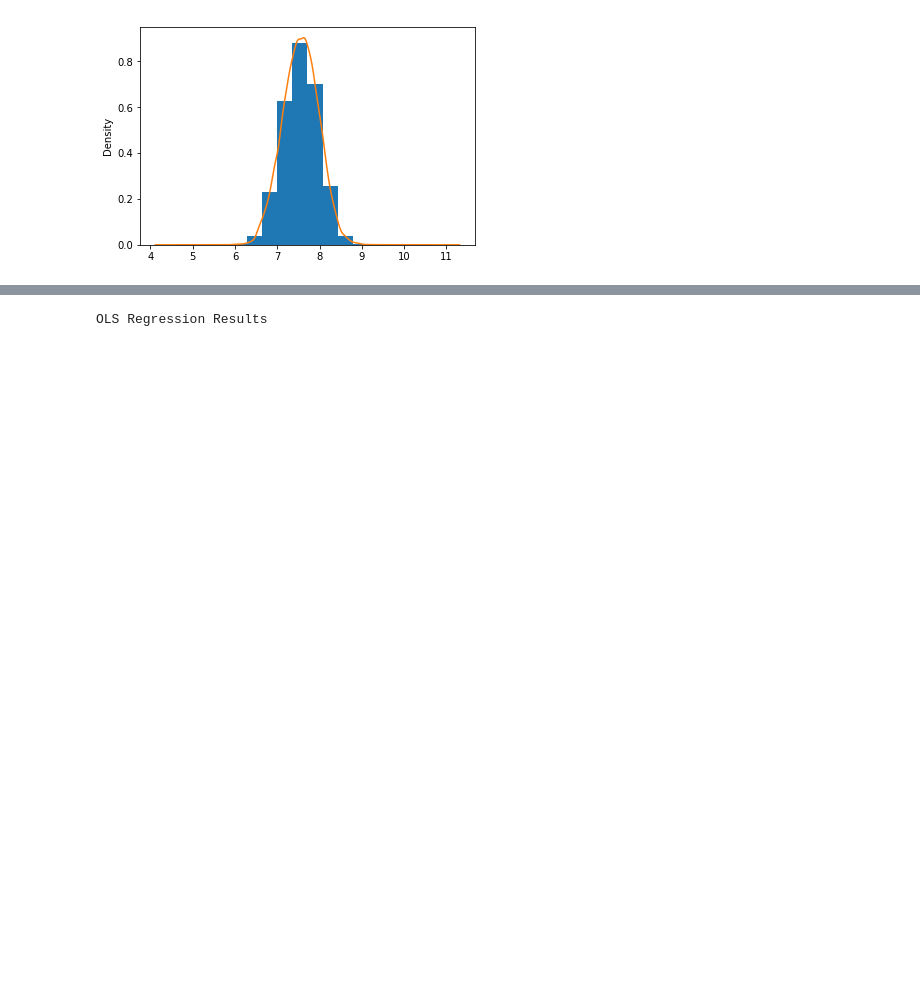
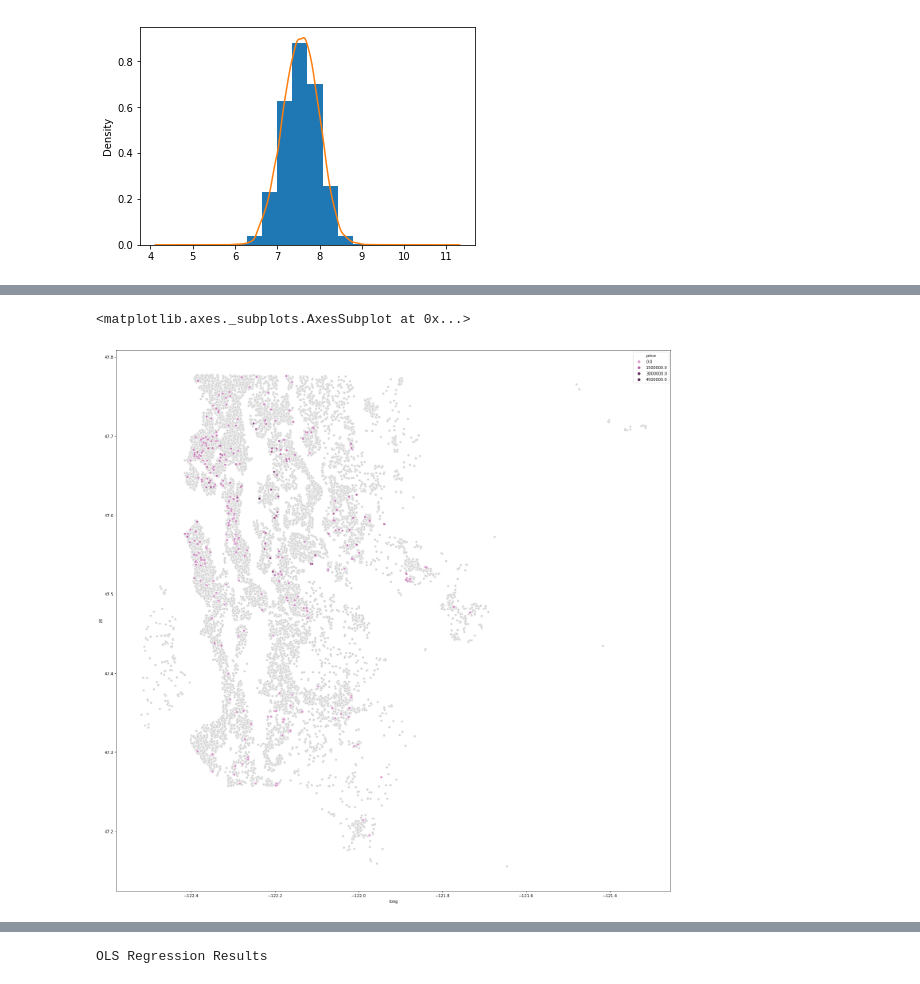
Before and after one commit to CjMullins87/M01-Project, a Jupyter notebook: EDA.ipynb, the cells around one changed output, grey strips where cells are left out. Saved outputs shown, nothing was run; the diff lists cells and outputs as text; code cells hidden in the pictures; blank space fills up the shorter version.

```diff
--- a/EDA.ipynb
+++ b/EDA.ipynb
@@ -241,3 +144,0 @@ If that's right, given that `sqft_living` is the square footage of the home, the
-# %%
-df.loc[df['bedrooms']==33, 'bedrooms'] = df['bedrooms'].median()
-plt.scatter(df['bedrooms'],df['pricelog'])
@@ -473,0 +341,3 @@ Adding in `yr_built` got us over 75%, but now the p value for `long` has fallen
+# %%
+recent_builds = df.loc[df['yr_built'] >= 2014]
+recent_builds.head()
@@ -473,0 +352,9 @@ Adding in `yr_built` got us over 75%, but now the p value for `long` has fallen
+# %%
+fig = plt.figure(figsize=(25,25))
+
+sns.scatterplot(x=df.long, y=df.lat, color = 'lightgrey')
+sns.scatterplot(x=recent_builds.long, y=recent_builds.lat, hue=recent_builds['price'],
+                palette = "ch:0.5,h=1,r=0,l=0.7,d=.2")
+# %% [output]
+<matplotlib.axes._subplots.AxesSubplot at 0x...>
+[figure, added]
```
Also changed, not shown: parts of 52 cells of this notebook, 1 other file.
